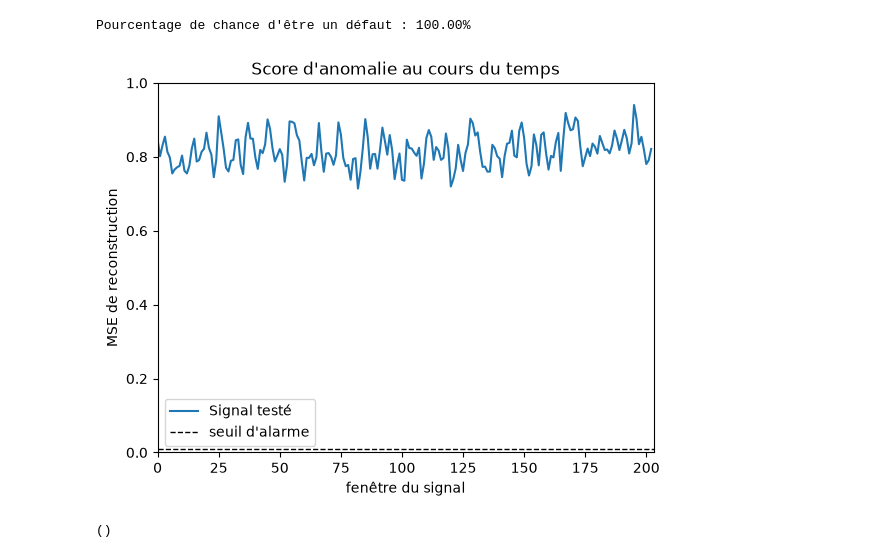
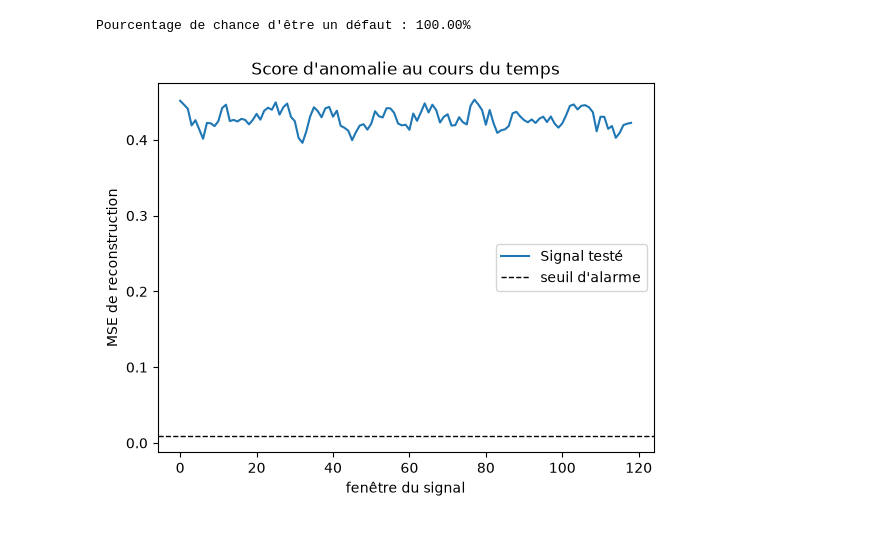
Before and after one commit to Robin3992/BDS_Fault_Detection, a Jupyter notebook: Codes/Robin/4.Soutenance/2.Test_fitted_model.ipynb, the cells around one changed output. Drawn from its saved outputs; the diff is of its cells as text; code cells hidden in the pictures.

Commit message:
Correction split/Scaler

```diff
--- a/Codes/Robin/4.Soutenance/2.Test_fitted_model.ipynb
+++ b/Codes/Robin/4.Soutenance/2.Test_fitted_model.ipynb
@@ -80,18 +78,17 @@ def Tester_signal(modele, input, seuil):
     plt.legend(); plt.show()
 # %%
 import joblib
-pack = joblib.load(RACINE / "Sources" / "Fitted_models" / "scaler_DAE.joblib")
-scaler, seuil = pack["scaler"], pack["seuil"]
+pack = joblib.load(RACINE / "Sources" / "Fitted_models" / "DAE_params.joblib")
+seuil, taille = pack["seuil"], pack["taille_fenetre"]
 
 # Normal_L0, 12kDE_B021_L1, 12kDE_IR007_L3, 12kFE_IR007_L0, 12kFE_OR007at12_L0
-SB_test = construire_fenetres_brutes_test("12kDE_B007_L0", canal="FE")
+SB_test = construire_fenetres_brutes_test("12kDE_IR007_L3", canal="FE")
 
-assert SB_test.shape[1] == scaler.n_features_in_, \
-    f"fenêtres de {SB_test.shape[1]} éch., scaler entraîné sur {scaler.n_features_in_} (vérifier duree et fs)"
-SB_test_norm = scaler.transform(SB_test)      # PAS de .T — transform uniquement
+assert SB_test.shape[1] == taille, \
+    f"fenêtres de {SB_test.shape[1]} éch., modèle entraîné sur {taille} (vérifier duree et fs)"
+SB_test_norm = features.standardiser_par_fenetre(SB_test)   # même règle qu'à l'entraînement, AUCUN fit
 
 Tester_signal(Fitted_Model, SB_test_norm, seuil)
 # %% [output]
 Pourcentage de chance d'être un défaut : 100.00%
-[figure, old version]
+[figure, new version]
-()
```
Also changed, not shown: parts of 2 cells of this notebook, 7 other files.
